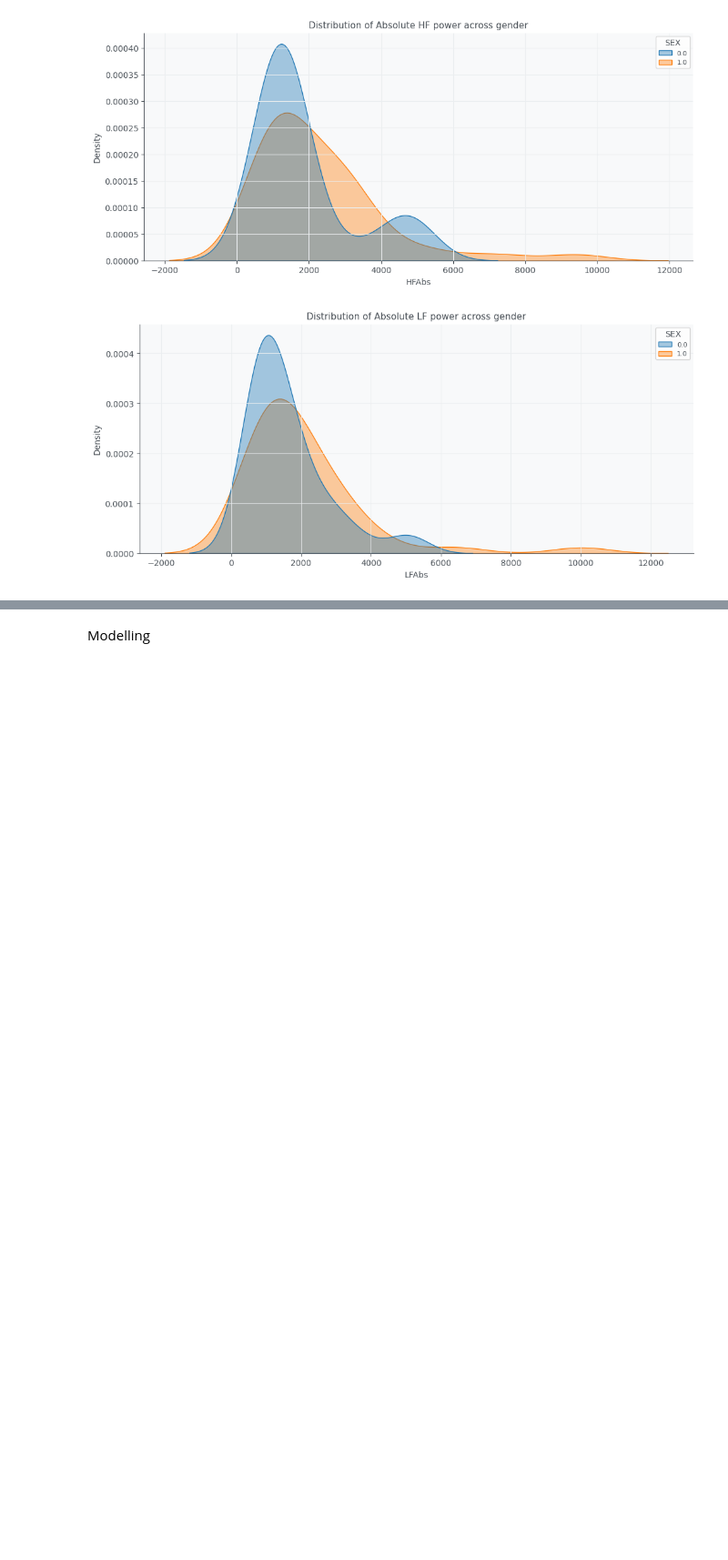
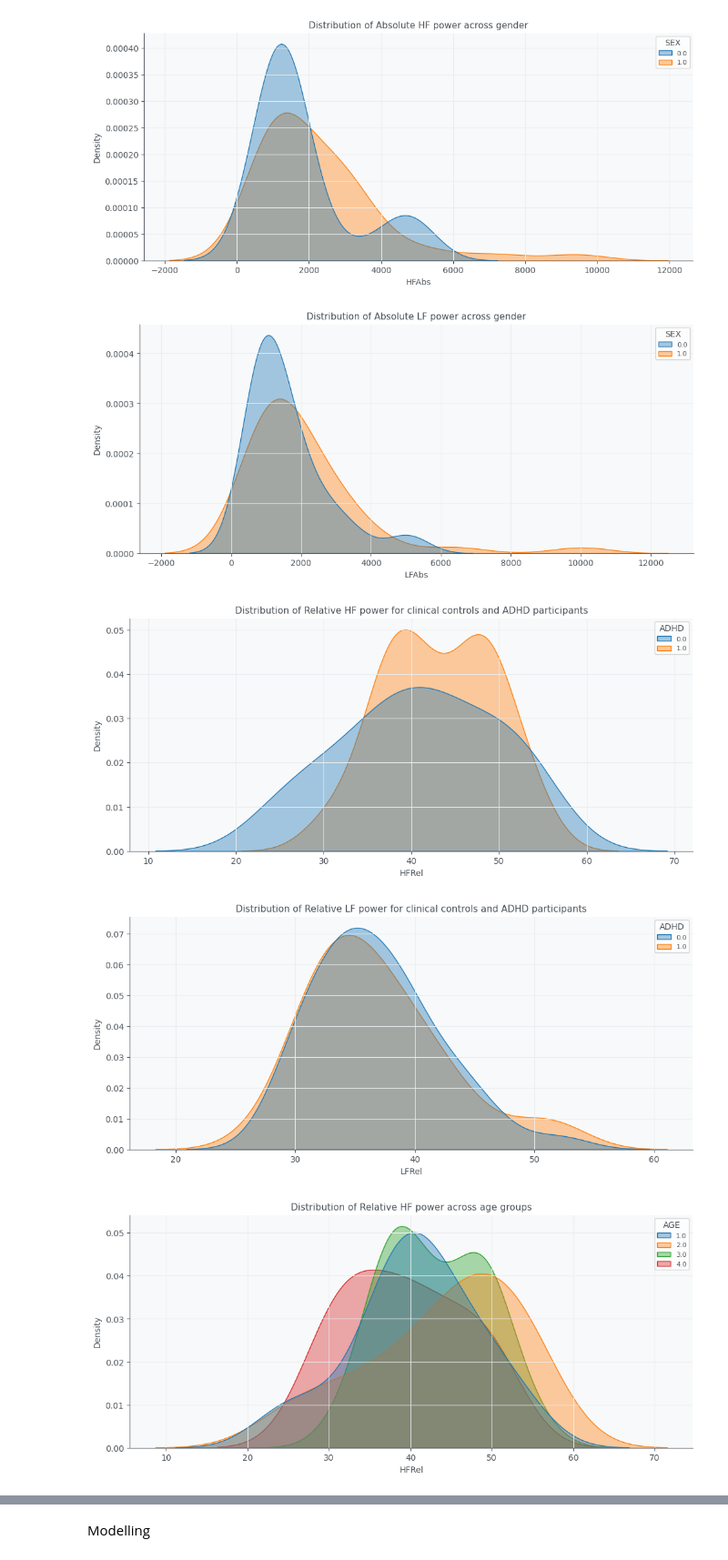
Before and after one commit to GacildaAnne/Thesis-ADHD-HRV, a Jupyter notebook: Thesis_code.ipynb, the cells around one changed output, grey strips where cells are left out. Shown at 91% size. Saved outputs shown, nothing was run; the diff lists cells and outputs as text; code cells hidden in the pictures; blank space fills up the shorter version.

```diff
--- a/Thesis_code.ipynb
+++ b/Thesis_code.ipynb
@@ -988,0 +948,35 @@ plt.show()
+# %%
+plt.rcParams["figure.figsize"]=12,5
+
+
+# ADHD vs clinical control
+sns.kdeplot(data=Fre_df, x="HFRel", hue="ADHD", fill=True, common_norm=False, alpha=0.4)
+plt.title('Distribution of Relative HF power for clinical controls and ADHD participants')
+plt.show()
+
+sns.kdeplot(data=Fre_df, x="LFRel", hue="ADHD", fill=True, common_norm=False, alpha=0.4)
+plt.title('Distribution of Relative LF power for clinical controls and ADHD participants')
+plt.show()
+
+
+# Different age groups
+sns.kdeplot(data=Fre_df, x="HFRel", hue="AGE", fill=True, common_norm=False, alpha=0.4)
+plt.title('Distribution of Relative HF power across age groups')
+plt.show()
+
+sns.kdeplot(data=Fre_df, x="LFRel", hue="AGE", fill=True, common_norm=False, alpha=0.4)
+plt.title('Distribution of Relative LF power across age groups')
+plt.show()
+
+# Gender
+sns.kdeplot(data=Fre_df, x="HFRel", hue="SEX", fill=True, common_norm=False, alpha=0.4)
+plt.title('Distribution of Relative HF power across gender')
+plt.show()
+
+sns.kdeplot(data=Fre_df, x="LFRel", hue="SEX", fill=True, common_norm=False, alpha=0.4)
+plt.title('Distribution of Relative LF power across gender')
+plt.show()
+# %% [output]
+[figure, added]
+[figure, added]
+[figure, added]
```
Also changed, not shown: parts of 28 cells of this notebook.
